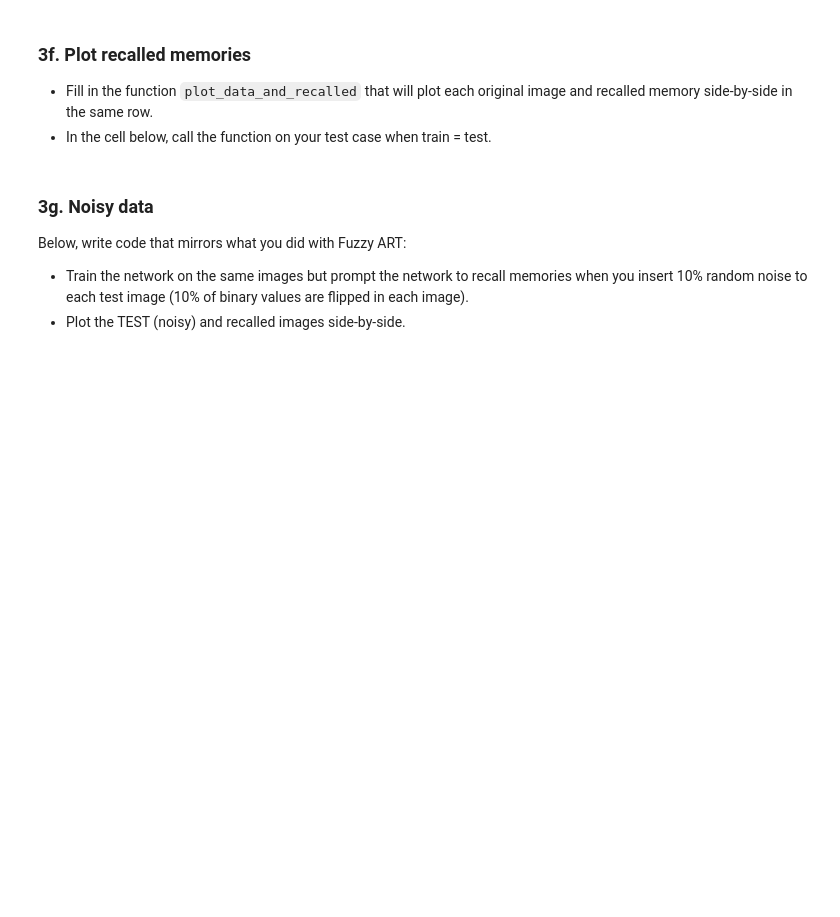
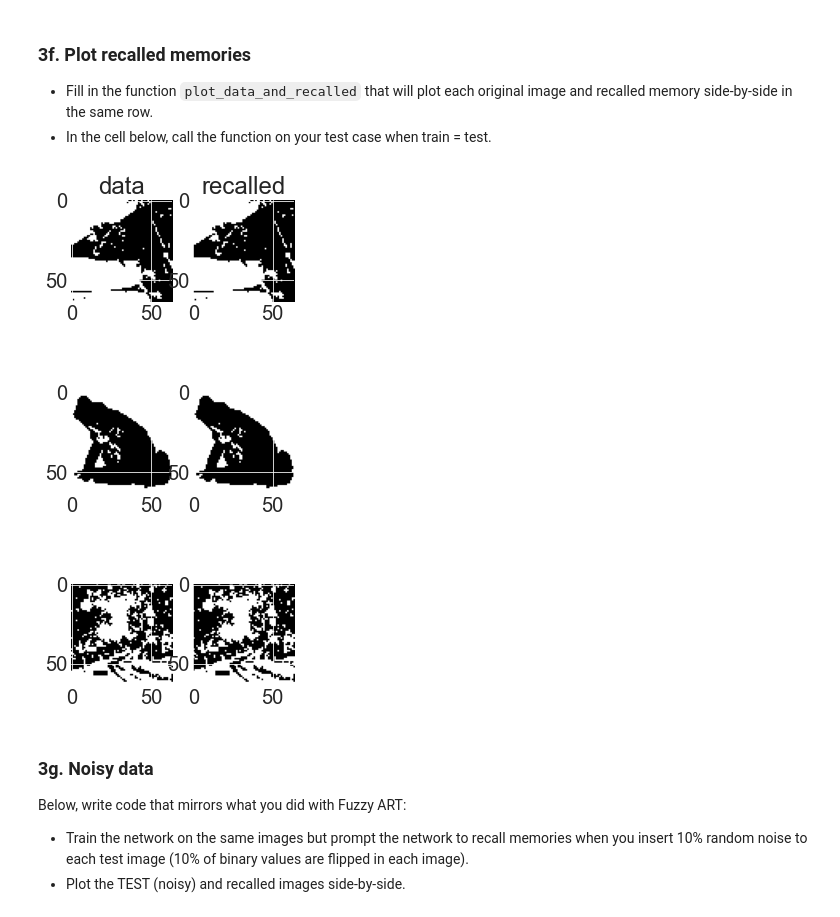
Before and after one commit to ejseal21/Computational-Neuroscience, a Jupyter notebook: Project2/hopfield.ipynb, the cells around one changed output. Saved outputs shown, nothing was run; the diff lists cells and outputs as text; code cells hidden in the pictures; blank space fills up the shorter version.

```diff
--- a/Project2/hopfield.ipynb
+++ b/Project2/hopfield.ipynb
@@ -245,9 +235,27 @@ def plot_data_and_recalled(data, recalled, maxRows=5, cmap='bone', sz=(4, 10)):
     - Generate the row of images, making sure you set the color scheme.
     - Label the columns "data" and "recalled"
     '''
-    pass
+    fig = plt.figure(figsize= sz)
+    a = fig.add_subplot(3, 2, 1)
+    imgplot = plt.imshow(data[0], cmap = cmap)
+    a.set_title('data')
+    a = fig.add_subplot(3, 2, 3)
+    imgplot = plt.imshow(data[1], cmap = cmap)
+    a = fig.add_subplot(3, 2, 5)
+    imgplot = plt.imshow(data[2], cmap = cmap)
+
+    a = fig.add_subplot(3, 2, 2)
+    imgplot = plt.imshow(recalled[0], cmap = cmap)
+    a.set_title('recalled')
+    a = fig.add_subplot(3, 2, 4)
+    imgplot = plt.imshow(recalled[1], cmap = cmap)
+    a = fig.add_subplot(3, 2, 6)
+    imgplot = plt.imshow(recalled[2], cmap = cmap)
 # %%
 # Plot training images next to recalled images when train == test
+plot_data_and_recalled(imgs_ppxy, pred_imgs, maxRows=5, cmap='gray', sz=(4, 10))
+# %% [output]
+[figure, added]
 # %% [markdown]
 ### 3g. Noisy data
 
```
Also changed, not shown: parts of 24 cells of this notebook, 1 other file.
